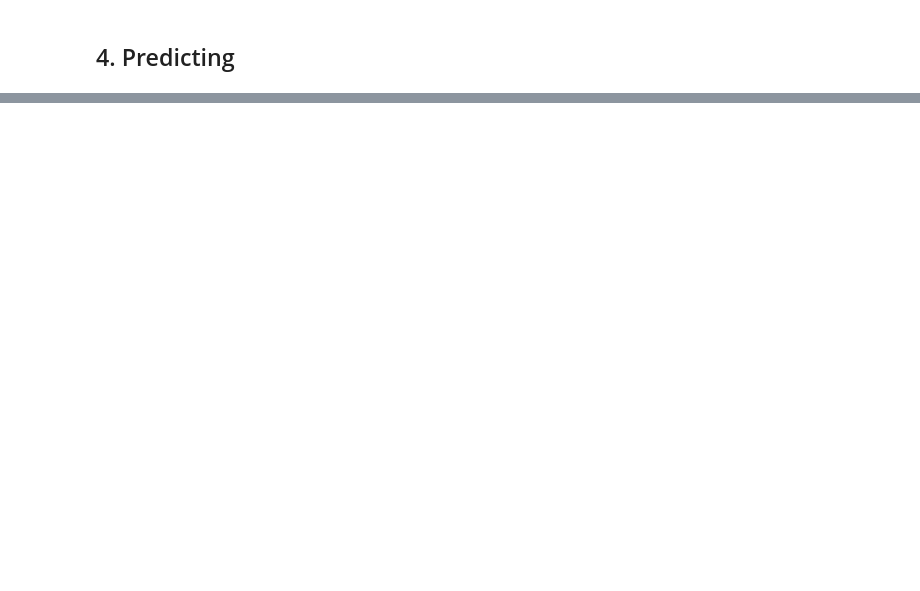
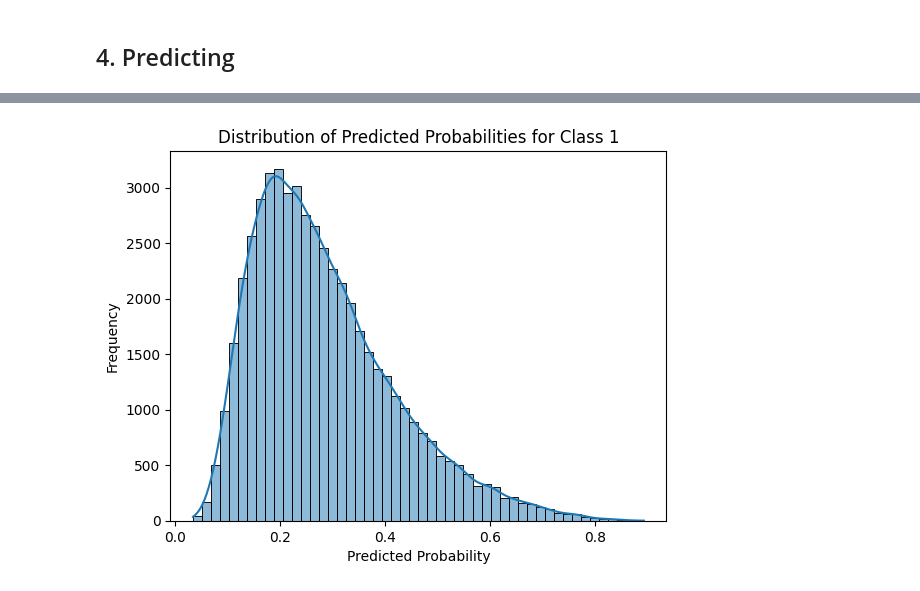
Before and after one commit to AntonJohansson02/Repeat-Buyers-Prediction-Challenge, a Jupyter notebook: predict_repeated_buyers.ipynb, the cells around one changed output, grey strips where cells are left out. Cells and saved outputs as stored; diff of their text form; code cells hidden in the pictures; blank space fills up the shorter version.

Commit message:
full model

```diff
--- a/predict_repeated_buyers.ipynb
+++ b/predict_repeated_buyers.ipynb
@@ -281,3 +296,12 @@ df = df.drop(['user_brands_set', 'merchant_brands_set'], axis=1)
 # df = df.merge(last_purchase, on=['user_id', 'merchant_id'], how='left')
 # df['R_recency_user_merchant'] = (reference_date - df_user_log['last_purchase_date_user_merchant'])
 # df['R_recency_user_merchant'] = df['R_recency_user_merchant'].fillna(-1)  # or another appropriate value
+# %%
+def trendline(x, y):
+    n = x.shape[1]
+    sum_x = np.sum(x)
+    sum_x_2 = np.sum(x**2)
+    sum_y = np.sum(y, axis=1)
+    u = (n * np.dot(y, x.T)) - (sum_x * sum_y).reshape(-1, 1)
+    l = np.sum(sum_x_2) - (sum_x ** 2)
+    return (u / l)
@@ -286,3 +572,5 @@ df = df.drop(['user_brands_set', 'merchant_brands_set'], axis=1)
 # %%
 to_merge = (users['time_stamp'].max() - users['time_stamp'].min()).rename('action_interval')
 df = df.merge(to_merge, on='user_id', how='left')
+
+df['is_top_merchant_user'] = df['is_top_merchant_user'].astype('int8')
@@ -290,0 +626,10 @@ df = df.merge(to_merge, on='user_id', how='left')
+# %%
+class_weights = compute_class_weight('balanced', classes=np.unique(y_train), y=y_train)
+class_weight_dict = {0: class_weights[0], 1: class_weights[1]}
+
+scale_pos_weight = class_weights[1] / class_weights[0]
+scale_pos_weight = sqrt(scale_pos_weight) + 7
+
+
+print("Class Weights:", class_weight_dict)
+print("Scale Pos Weight:", scale_pos_weight)
@@ -340,0 +685,16 @@ Mean squared error: 0.06
+# %%
+filtered_features = importance_df[importance_df['Importance'] > 0.001]['Feature'].tolist()
+
+X_filtered = X[filtered_features]
+
+X_train_filtered, X_test_filtered, y_train, y_test = train_test_split(X_filtered, y, test_size=0.2, random_state=42)
+
+scaler_filtered = StandardScaler()
+X_train_filtered = scaler_filtered.fit_transform(X_train_filtered)
+X_test_filtered = scaler_filtered.transform(X_test_filtered)
+
+model = xgb.XGBClassifier(**params)
+model.fit(X_train_filtered, y_train, eval_set=[(X_test_filtered, y_test)], verbose=True)
+
+y_pred_proba = model.predict_proba(X_test_filtered)[:, 1]
+y_pred = model.predict(X_test_filtered)
@@ -342,0 +761,9 @@ Mean squared error: 0.06
+# %%
+# Assuming y_pred_proba contains predicted probabilities for Class 1
+sns.histplot(y_pred_proba, bins=50, kde=True)
+plt.title("Distribution of Predicted Probabilities for Class 1")
+plt.xlabel("Predicted Probability")
+plt.ylabel("Frequency")
+plt.show()
+# %% [output]
+[figure, added]
```
Also changed, not shown: parts of 15 cells of this notebook, 2 other files.
